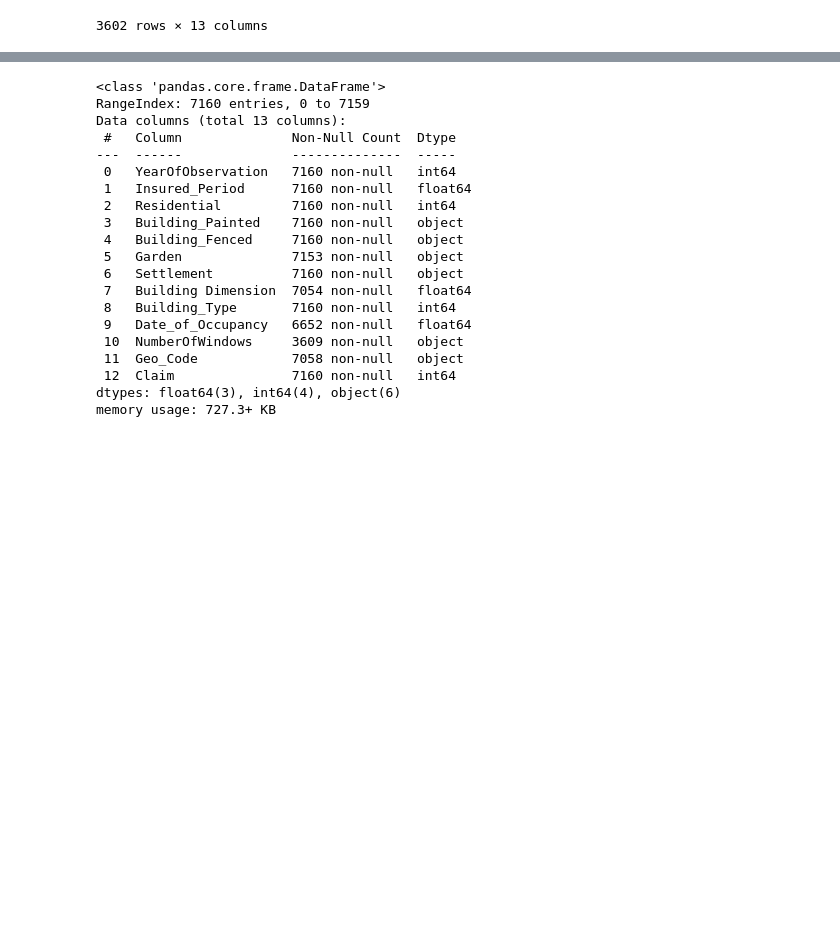
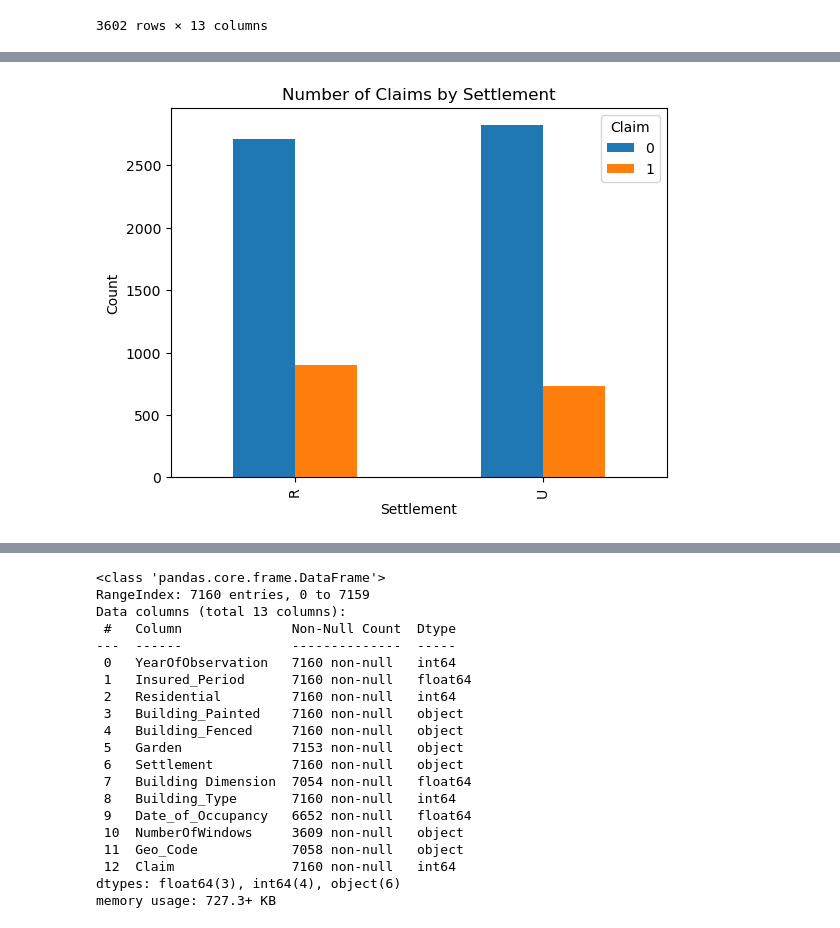
Before and after one commit to Timmy485/Insurance_Prediction, a Jupyter notebook: Insurance Prediciton.ipynb, the cells around one changed output, grey strips where cells are left out. Drawn from its saved outputs; the diff is of its cells as text; code cells hidden in the pictures; blank space fills up the shorter version.

```diff
--- a/Insurance Prediciton.ipynb
+++ b/Insurance Prediciton.ipynb
@@ -79,0 +78,4 @@ painted.loc[painted.Settlement == 'U']
+# %%
+plot_feature_vs_target('Settlement')
+# %% [output]
+[figure, added]
```
Also changed, not shown: parts of 13 cells of this notebook.
